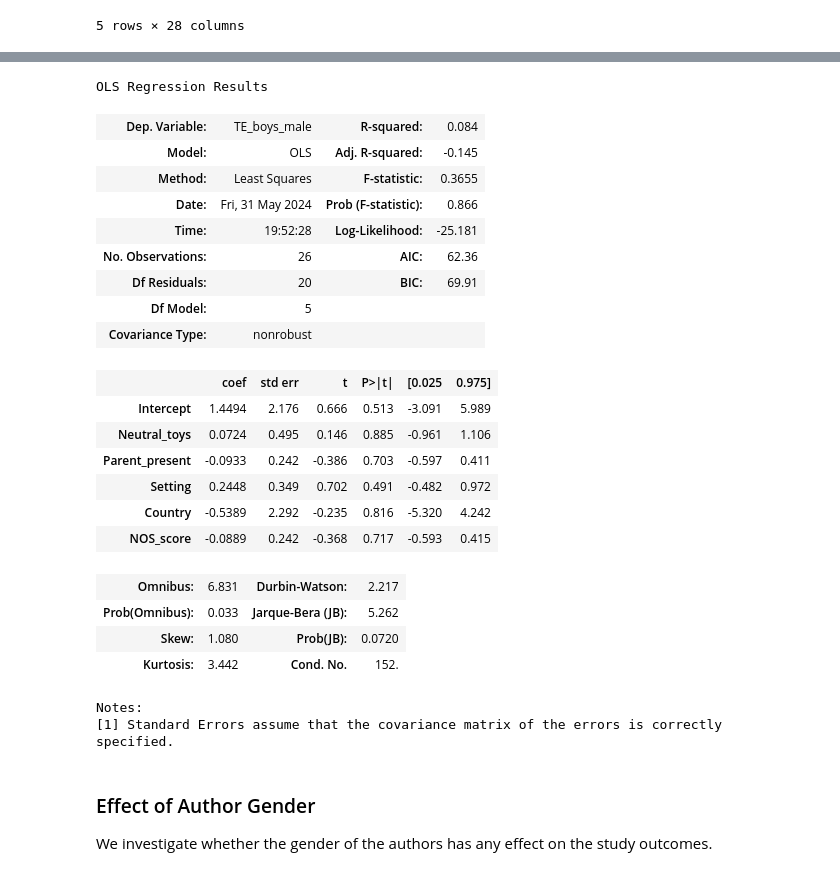
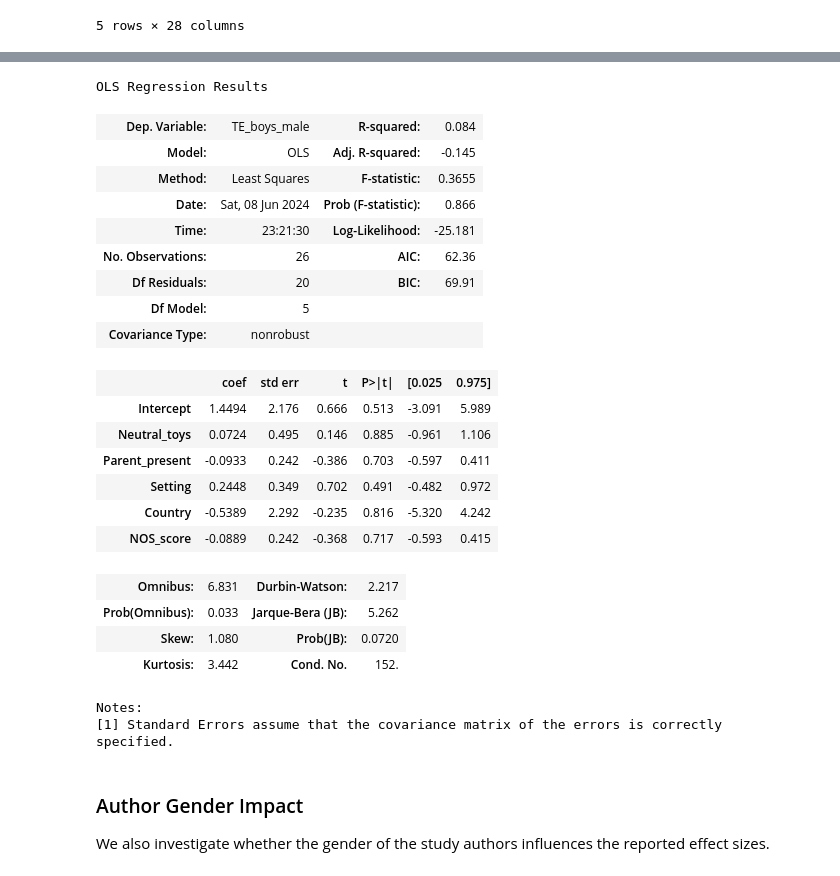
Before and after one commit to WHardyUW/RRcourse2024, a Jupyter notebook: 11. Metaanalysis/Metaanalysis_solution.ipynb, the cells around one changed output, grey strips where cells are left out. Cells and saved outputs as stored; diff of their text form; code cells hidden in the pictures.

```diff
--- a/11. Metaanalysis/Metaanalysis_solution.ipynb
+++ b/11. Metaanalysis/Metaanalysis_solution.ipynb
@@ -142,20 +148,21 @@ We analyze whether the methods or quality of the studies affect the results usin
 # %%
-# Prepare the data for meta-regression
-data['Neutral_toys'] = data['Neutral toys'].astype(float)
-data['Parent_present'] = data['Parent present'].astype(float)
-data['Setting'] = data['Setting'].astype(float)
-data['Country'] = data['Country'].astype(float)
-data['NOS_score'] = data['NOS score'].astype(float)
+# Convert columns to numeric
+data['Neutral_toys'] = pd.to_numeric(data['Neutral toys'], errors='coerce')
+data['Parent_present'] = pd.to_numeric(data['Parent present'], errors='coerce')
+data['Setting'] = pd.to_numeric(data['Setting'], errors='coerce')
+data['Country'] = pd.to_numeric(data['Country'], errors='coerce')
+data['NOS_score'] = pd.to_numeric(data['NOS score'], errors='coerce')
 
-meta_reg = smf.ols('TE_boys_male ~ Neutral_toys + Parent_present + Setting + Country + NOS_score', data=data).fit()
-meta_reg.summary()
+# Meta-regression
+meta_regression = smf.ols('TE_boys_male ~ Neutral_toys + Parent_present + Setting + Country + NOS_score', data=data).fit()
+meta_regression.summary()
 # %% [output]
 OLS Regression Results
 | Dep. Variable: | TE_boys_male | R-squared: | 0.084 |
 | Model: | OLS | Adj. R-squared: | -0.145 |
 | Method: | Least Squares | F-statistic: | 0.3655 |
-| Date: | Fri, 31 May 2024 | Prob (F-statistic): | 0.866 |
-| Time: | 19:52:28 | Log-Likelihood: | -25.181 |
+| Date: | Sat, 08 Jun 2024 | Prob (F-statistic): | 0.866 |
+| Time: | 23:21:30 | Log-Likelihood: | -25.181 |
 | No. Observations: | 26 | AIC: | 62.36 |
 | Df Residuals: | 20 | BIC: | 69.91 |
 | Df Model: | 5 |  |  |
@@ -174,7 +181,7 @@ OLS Regression Results
 Notes:
 [1] Standard Errors assume that the covariance matrix of the errors is correctly specified.
 # %% [markdown]
-### Effect of Author Gender
+### Author Gender Impact
 
-We investigate whether the gender of the authors has any effect on the study outcomes.
+We also investigate whether the gender of the study authors influences the reported effect sizes.
 # %%
```
Also changed, not shown: parts of 22 cells of this notebook, 6 other files.
